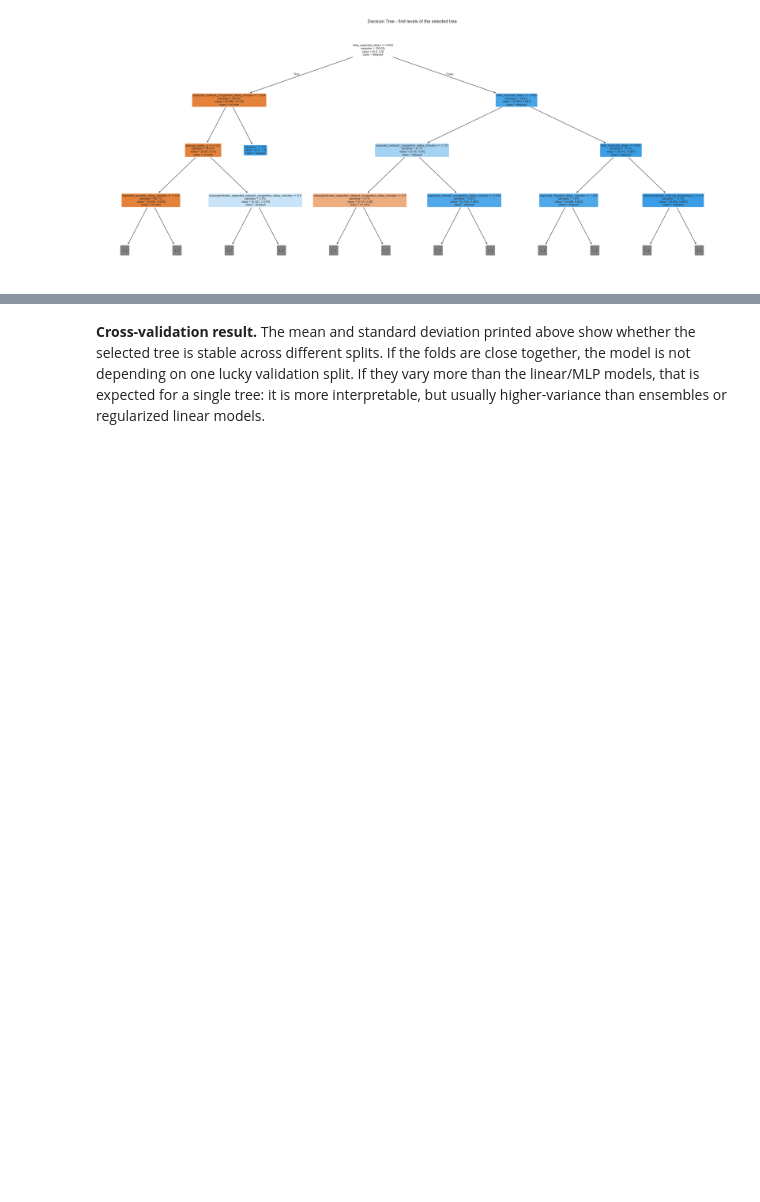
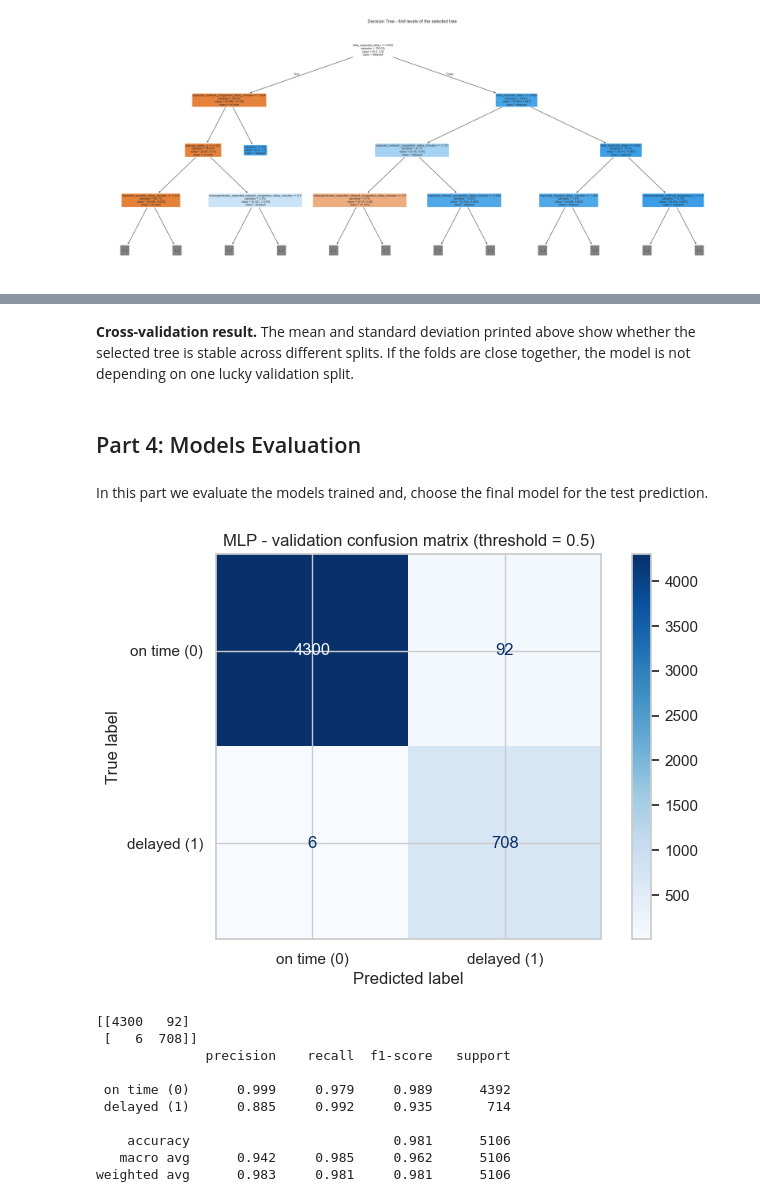
Before and after one commit to tomerbd007/LogisticsTransferPrediction, a Jupyter notebook: main.ipynb, the cells around one changed output, grey strips where cells are left out. Saved outputs shown, nothing was run; the diff lists cells and outputs as text; code cells hidden in the pictures; blank space fills up the shorter version.

```diff
--- a/main.ipynb
+++ b/main.ipynb
@@ -1229,35 +1193,20 @@ The categorical fields split naturally into two groups by cardinality, and we en
 # %%
 class MedianKNNImputer(KNNImputer):
     """KNNImputer variant that imputes each missing value with the **median** of its
-    k nearest neighbours instead of their (distance-weighted) **mean**.
-
-    scikit-learn's KNNImputer only offers a weighted-mean aggregation, so we override
-    the per-column aggregation (`_calc_impute`) to take the median, which is more
-    robust to outliers among the neighbours. The donors passed in are always observed
-    values, so no extra missing-handling is required here.
+    k nearest neighbours instead of their **mean**.
     """
 
     def _calc_impute(self, dist_pot_donors, n_neighbors, fit_X_col, mask_fit_X_col):
         donors_idx = np.argpartition(dist_pot_donors, n_neighbors - 1, axis=1)[:, :n_neighbors]
         donors_dist = np.take_along_axis(dist_pot_donors, donors_idx, axis=1)
         donors = fit_X_col.take(donors_idx)
-        # Ignore donors whose distance is undefined (mirrors the mean path's masking).
+        # Ignore undefined
         donors = np.ma.array(donors, mask=np.isnan(donors_dist))
         return np.ma.getdata(np.ma.median(donors, axis=1))
 
 
 def build_preprocessor(method="median"):
-    """Assemble the full preprocessing ColumnTransformer.
-
-    `method` selects the imputation strategy and keeps every other step fixed:
-      "median" -> SimpleImputer(median) + a separate MissingIndicator branch
-      "knn"    -> scale (NaN-aware) -> KNNImputer
-    Both strategies add explicit per-column missing-value indicators.
-    Delay columns additionally get the signed-log transform up front, every
-    numeric column is standardised, and winsorising is applied when
-    `USE_WINSORIZE` is on.
-    """
-    # Winsorising is optional so its effect on the models can be compared.
+    # Assemble the full preprocessing
     winsor_step = [("winsor", Winsorizer(*WINSOR_LIMITS))] if USE_WINSORIZE else []
 
     if method == "median":
@@ -1272,7 +1221,7 @@ def build_preprocessor(method="median"):
             *winsor_step,
             ("scale", StandardScaler()),
         ]
-    else:  # "knn": StandardScaler ignores NaN in fit, so KNN works on a fair scale (median aggregation)
+    else:  # knn: StandardScaler ignores NaN in fit, so KNN works on a fair scale (median aggregation)
         delay_steps = [
             ("signed_log", signed_log),
             ("scale", StandardScaler()),
@@ -1291,7 +1240,7 @@ def build_preprocessor(method="median"):
         ("onehot", OneHotEncoder(handle_unknown="ignore", sparse_output=False), ONEHOT_FEATURES),
         ("target", TargetEncoder(random_state=RANDOM_STATE), TARGET_FEATURES),
         # Explicit per-column missing-value indicators, kept for both strategies
-        # so the model always sees *which* values were originally missing.
+        # so the model always sees which values were originally missing
         ("missing_flags", MissingIndicator(features="missing-only"),
          DELAY_FEATURES + NUMERIC_FEATURES),
     ]
@@ -1299,6 +1248,4 @@ def build_preprocessor(method="median"):
     return ColumnTransformer(branches, remainder="drop",
                              verbose_feature_names_out=False)
 
-
 preprocessor = build_preprocessor(IMPUTE_METHOD)
-preprocessor
@@ -3437,2 +3250,34 @@ Decision Tree CV AUC: 0.9963 +/- 0.0015
 # %% [markdown]
-**Cross-validation result.** The mean and standard deviation printed above show whether the selected tree is stable across different splits. If the folds are close together, the model is not depending on one lucky validation split. If they vary more than the linear/MLP models, that is expected for a single tree: it is more interpretable, but usually higher-variance than ensembles or regularized linear models.
+**Cross-validation result.** The mean and standard deviation printed above show whether the selected tree is stable across different splits. If the folds are close together, the model is not depending on one lucky validation split.
+# %% [markdown]
+## Part 4: Models Evaluation
+# %% [markdown]
+In this part we evaluate the models trained and, choose the final
+model for the test prediction.
+# %%
+# Confusion matrix for the basic MLP model
+from sklearn.metrics import classification_report
+
+mlp_val_proba = predict_proba(final_model, _Xval_f, DEVICE)
+mlp_val_pred = (mlp_val_proba >= 0.5).astype(int)
+
+cm_mlp = confusion_matrix(y_val, mlp_val_pred)
+ConfusionMatrixDisplay(cm_mlp, display_labels=["on time (0)", "delayed (1)"]).plot(
+    cmap="Blues", values_format="d")
+plt.title("MLP - validation confusion matrix (threshold = 0.5)")
+plt.show()
+print(cm_mlp)
+print(classification_report(y_val, mlp_val_pred,
+                            target_names=["on time (0)", "delayed (1)"], digits=3))
+# %% [output]
+[figure, added]
+[[4300   92]
+ [   6  708]]
+              precision    recall  f1-score   support
+
+ on time (0)      0.999     0.979     0.989      4392
+ delayed (1)      0.885     0.992     0.935       714
+
+    accuracy                          0.981      5106
+   macro avg      0.942     0.985     0.962      5106
+weighted avg      0.983     0.981     0.981      5106
```
Also changed, not shown: parts of 80 cells of this notebook, 4 other files.
